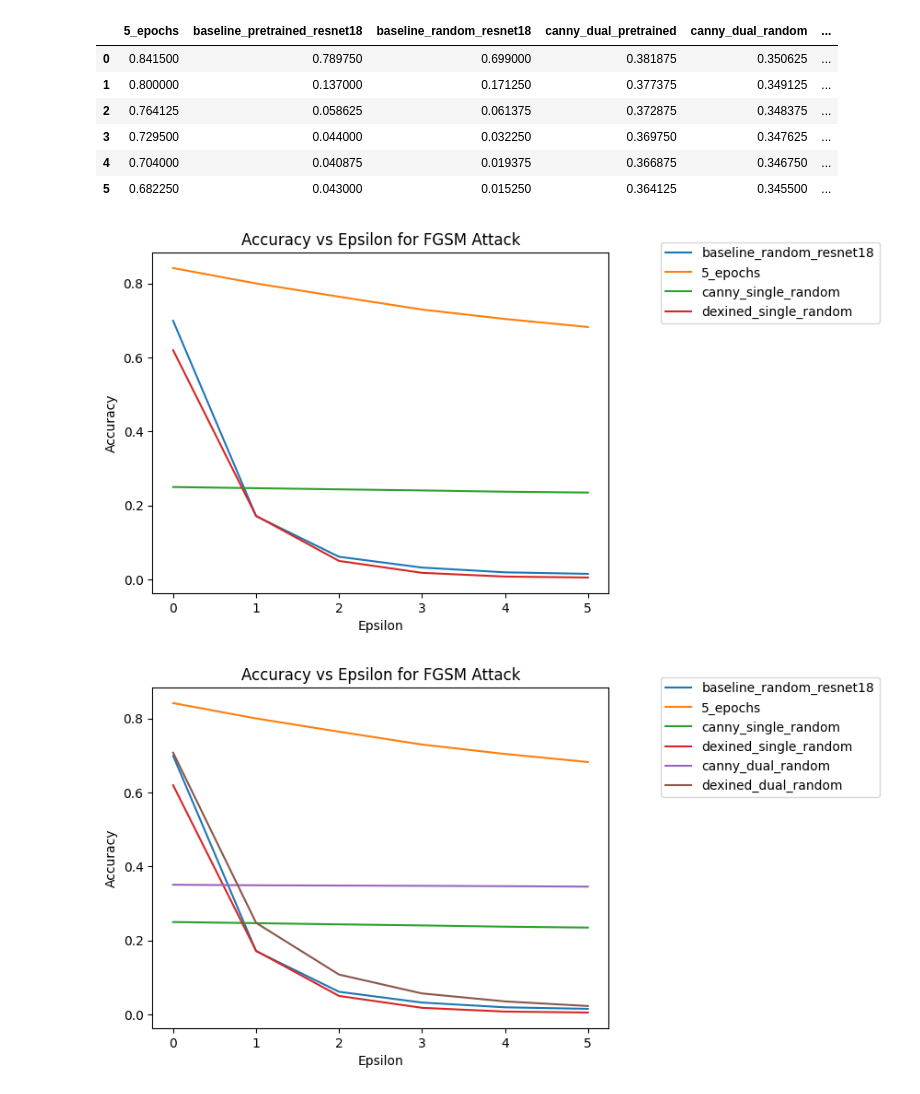
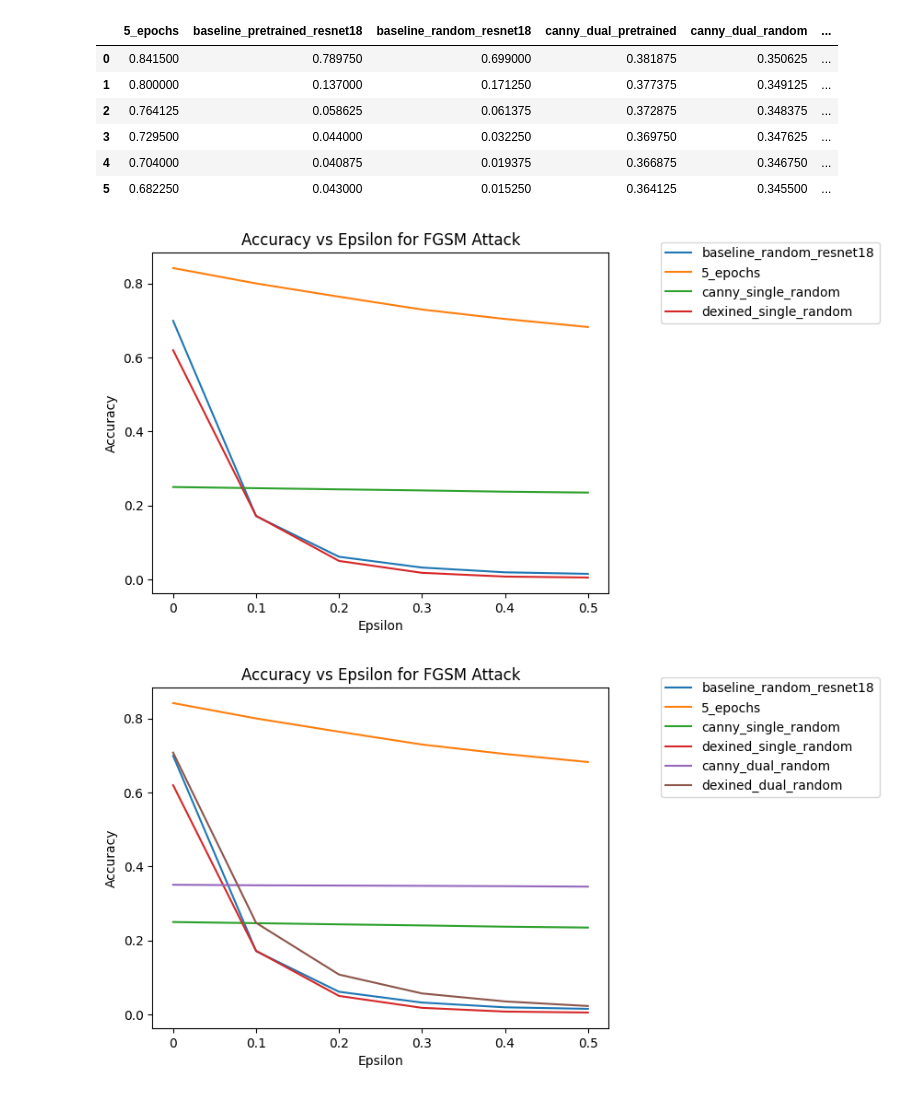
Before and after one commit to achen353/MorphCLR, a Jupyter notebook: adv_results/plot.ipynb, the cells around one changed output. Cells and saved outputs as stored; diff of their text form; code cells hidden in the pictures.

Commit message:
Fix incorrect xlabel in adversarial result plots

```diff
--- a/adv_results/plot.ipynb
+++ b/adv_results/plot.ipynb
@@ -28,19 +28,20 @@ data
 # %%
 selected_data = data[[
     "baseline_random_resnet18",
     "5_epochs",
     "canny_single_random",
     "dexined_single_random",
 ]]
 
 selected_data.plot()
 plt.xlabel("Epsilon")
 plt.ylabel("Accuracy")
+plt.xticks(ticks=selected_data.index, labels=[0, 0.1, 0.2, 0.3, 0.4, 0.5])
 plt.title("Accuracy vs Epsilon for FGSM Attack")
 plt.legend(bbox_to_anchor=(1.1, 1.05))
 plt.savefig("./plots/adv_standard.png", bbox_inches="tight")
 # %% [output]
-[figure, old version]
+[figure, new version]
 # %%
 selected_data = data[[
     "baseline_random_resnet18",
@@ -54,8 +55,9 @@ selected_data = data[[
 selected_data.plot()
 plt.xlabel("Epsilon")
 plt.ylabel("Accuracy")
+plt.xticks(ticks=selected_data.index, labels=[0, 0.1, 0.2, 0.3, 0.4, 0.5])
 plt.title("Accuracy vs Epsilon for FGSM Attack")
 plt.legend(bbox_to_anchor=(1.1, 1.05))
 plt.savefig("./plots/adv_ablation.png", bbox_inches="tight")
 # %% [output]
-[figure, old version]
+[figure, new version]
```
Also changed, not shown: 2 other files.
